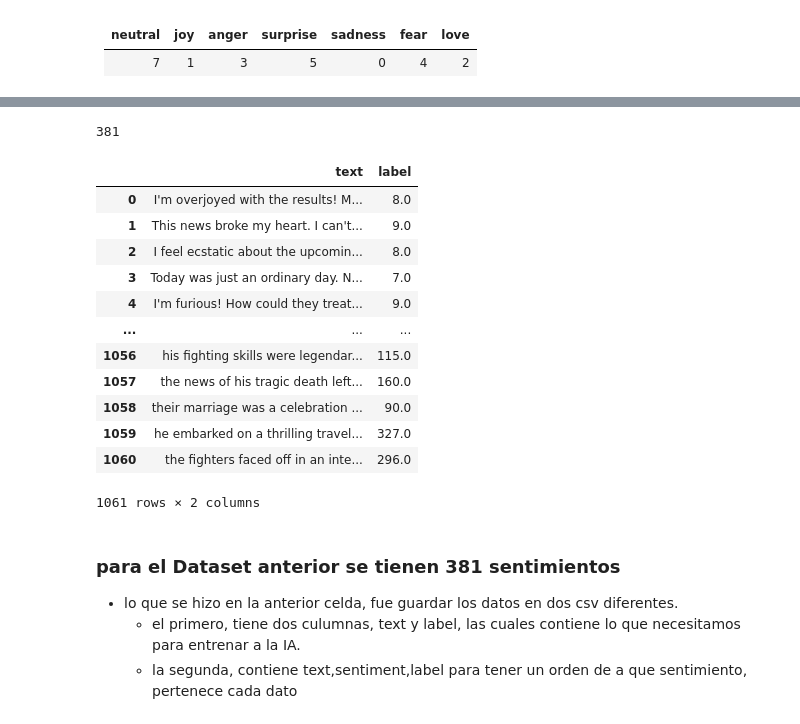
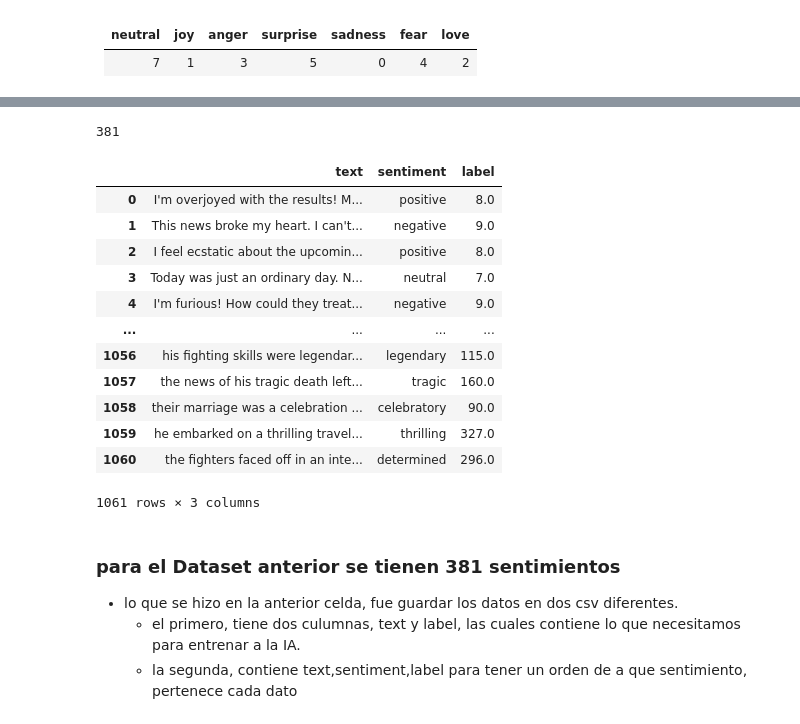
Before and after one commit to Home-group-2-AI-Project/Ai_Project, a Jupyter notebook: AITraining/Unify_dataset.ipynb, the cells around one changed output, grey strips where cells are left out. Saved outputs shown, nothing was run; the diff lists cells and outputs as text; code cells hidden in the pictures.

```diff
--- a/AITraining/Unify_dataset.ipynb
+++ b/AITraining/Unify_dataset.ipynb
@@ -119,42 +100,42 @@ df4['label'] = df4['sentiment'].map(target_map)
 # %%
 #verificar cuarta dataset
 df4=pd.read_csv('ModelosCSV/HsentimentsF.csv')
 #contiene 4 columnas dejare solo text and sentiment
 print(len(df4['sentiment'].unique()))
 df4['sentiment'] = df4['sentiment'].str.lower()
 sentimientos_unicos = df4['sentiment'].unique()
 lista_sentimientos = sentimientos_unicos.tolist()
 sentimientos_eliminar = ['sad', 'joyful', 'happy', 'angry', 'surprises', 'anxious', 'neutral', 'positive', 'negative']
 for sentimiento in sentimientos_eliminar:
     if sentimiento in lista_sentimientos:
         lista_sentimientos.remove(sentimiento)
 target_map = {sentimiento: valor for valor, sentimiento in enumerate(lista_sentimientos, start=9)}
 target_map_original = {'sad': 0,'joyfull': 1,'happy': 1,'angry': 3,'surprises':5,'anxious':6,'neutral':7,'positive':8,'negative':9}
 target_map.update(target_map_original)
 df4['label'] = df4['sentiment'].map(target_map)
 df4
 
 new_df4_use = df4[['text','label']]
 new_df4_data = df4[['text','sentiment','label']]
 new_df4_use.to_csv('ModelosCSV/HsentimentsFconvert.csv', index=False)
 new_df4_data.to_csv('ModelosCSV/HsentimentsFconvert_data.csv', index=False)
 df4c=pd.read_csv('ModelosCSV/HsentimentsFconvert.csv')
-df4c
+df4
 # %% [output]
 381
-|  | text | label |
-| 0 | I'm overjoyed with the results! M... | 8.0 |
-| 1 | This news broke my heart. I can't... | 9.0 |
-| 2 | I feel ecstatic about the upcomin... | 8.0 |
-| 3 | Today was just an ordinary day. N... | 7.0 |
-| 4 | I'm furious! How could they treat... | 9.0 |
-| ... | ... | ... |
-| 1056 | his fighting skills were legendar... | 115.0 |
-| 1057 | the news of his tragic death left... | 160.0 |
-| 1058 | their marriage was a celebration ... | 90.0 |
-| 1059 | he embarked on a thrilling travel... | 327.0 |
-| 1060 | the fighters faced off in an inte... | 296.0 |
+|  | text | sentiment | label |
+| 0 | I'm overjoyed with the results! M... | positive | 8.0 |
+| 1 | This news broke my heart. I can't... | negative | 9.0 |
+| 2 | I feel ecstatic about the upcomin... | positive | 8.0 |
+| 3 | Today was just an ordinary day. N... | neutral | 7.0 |
+| 4 | I'm furious! How could they treat... | negative | 9.0 |
+| ... | ... | ... | ... |
+| 1056 | his fighting skills were legendar... | legendary | 115.0 |
+| 1057 | the news of his tragic death left... | tragic | 160.0 |
+| 1058 | their marriage was a celebration ... | celebratory | 90.0 |
+| 1059 | he embarked on a thrilling travel... | thrilling | 327.0 |
+| 1060 | the fighters faced off in an inte... | determined | 296.0 |
-1061 rows × 2 columns
+1061 rows × 3 columns
 # %% [markdown]
 ### para el Dataset anterior se tienen 381 sentimientos
 
```
Also changed, not shown: parts of 4 cells of this notebook, 3 other files.
